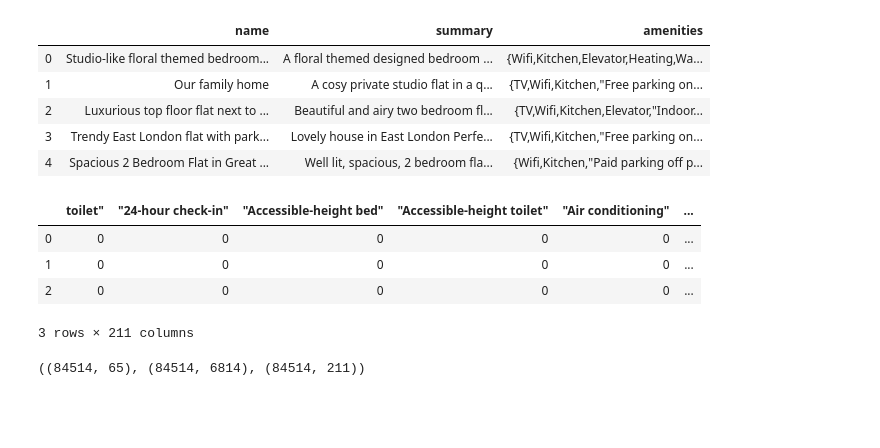
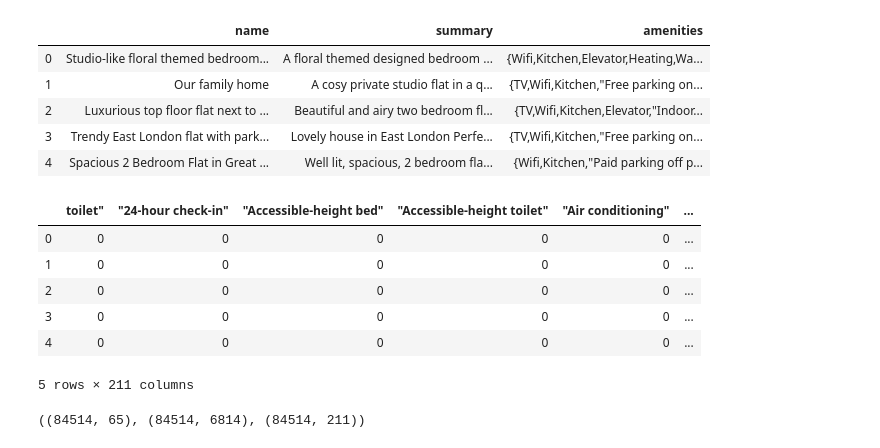
Before and after one commit to emmaolof/Airbnb-Deep-Dive, a Jupyter notebook: London_Listing_MachineLearning.ipynb, the cells around one changed output. Saved outputs shown, nothing was run; the diff lists cells and outputs as text; code cells hidden in the pictures; blank space fills up the shorter version.

```diff
--- a/London_Listing_MachineLearning.ipynb
+++ b/London_Listing_MachineLearning.ipynb
@@ -28,12 +28,12 @@ import matplotlib.pyplot as plt
 # %%
 train = pd.read_csv("data/london_listings.csv")
 # %%
-columns_to_keep = ["price", "neighbourhood_cleansed", "bedrooms",
+columns_cleaned = ["price", "neighbourhood_cleansed", "bedrooms",
                    "property_type", "room_type", "name", "summary",
                    "amenities", "latitude", "longitude", "number_of_reviews",
                    "require_guest_phone_verification", "minimum_nights"]
 
-train = train[columns_to_keep]
+train = train[columns_cleaned]
 train.head()
 # %% [output]
 |  | price | neighbourhood_cleansed | bedrooms | property_type | room_type | name | summary | amenities | ... |
@@ -144,13 +167,15 @@ amenity_ohe = train.amenities.str.get_dummies(sep = ",")
 train.amenities = train.amenities.str.replace("[{}]", "")
 amenity_ohe = train.amenities.str.get_dummies(sep = ",")
 # %%
-amenity_ohe.head(3)
+amenity_ohe.head(5)
 # %% [output]
 |  | toilet" | "24-hour check-in" | "Accessible-height bed" | "Accessible-height toilet" | "Air conditioning" | ... |
 | 0 | 0 | 0 | 0 | 0 | 0 | ... |
 | 1 | 0 | 0 | 0 | 0 | 0 | ... |
 | 2 | 0 | 0 | 0 | 0 | 0 | ... |
+| 3 | 0 | 0 | 0 | 0 | 0 | ... |
+| 4 | 0 | 0 | 0 | 0 | 0 | ... |
-3 rows × 211 columns
+5 rows × 211 columns
 # %%
 train["text"] = train["name"].str.cat(train["summary"], sep = " ")
 # %%
```
Also changed, not shown: parts of 10 cells of this notebook.
